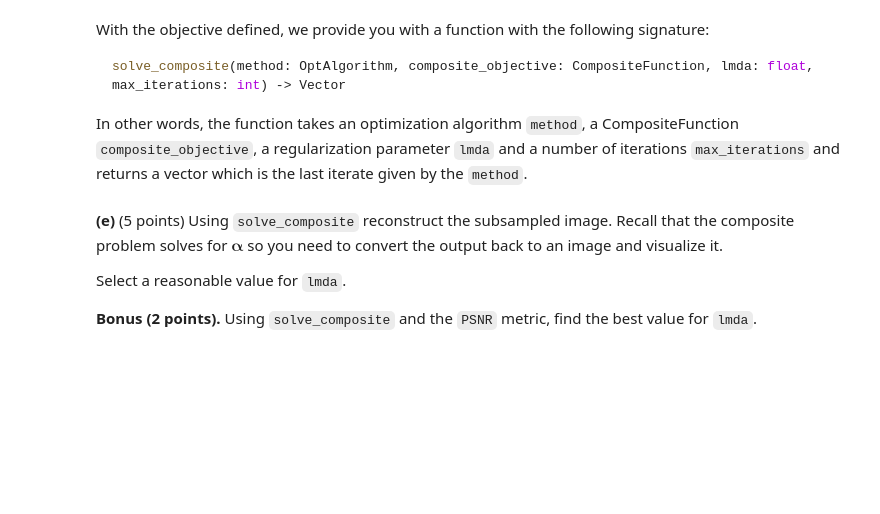
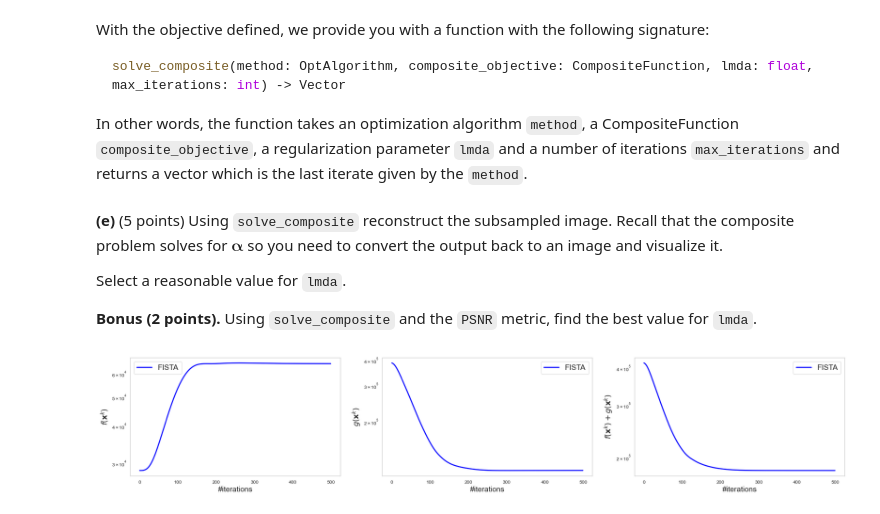
Before and after one commit to fracassa/Math-of-Data_EE-556, a Jupyter notebook: students/Part 4 - Proximal methods.ipynb, the cells around one changed output. Saved outputs shown, nothing was run; the diff lists cells and outputs as text; code cells hidden in the pictures; blank space fills up the shorter version.

```diff
--- a/students/Part 4 - Proximal methods.ipynb
+++ b/students/Part 4 - Proximal methods.ipynb
@@ -659,9 +659,11 @@ Select a reasonable value for `lmda`.
 
 **Bonus (2 points).** Using `solve_composite` and the `PSNR` metric, find the best value for `lmda`.
 # %%
-lmda = ...  # FILL
-out = ...  # FILL: run your chosen method.
-flat_image_out = ...  # FILL
-image_out = ...  # FILL
+lmda = 0.1  # FILL
+out = FISTA  # FILL: run your chosen method.
+flat_image_out = solve_composite(out, composite_objective, lmda, 500 )  # FILL
+image_out =  W_T(flat_image_out).reshape(image.shape)  # FILL
+# %% [output]
+[figure, added]
 # %%
 show(true = image, subsampled=subsampled, estimated=image_out)
```
Also changed, not shown: parts of 1 cell of this notebook.
